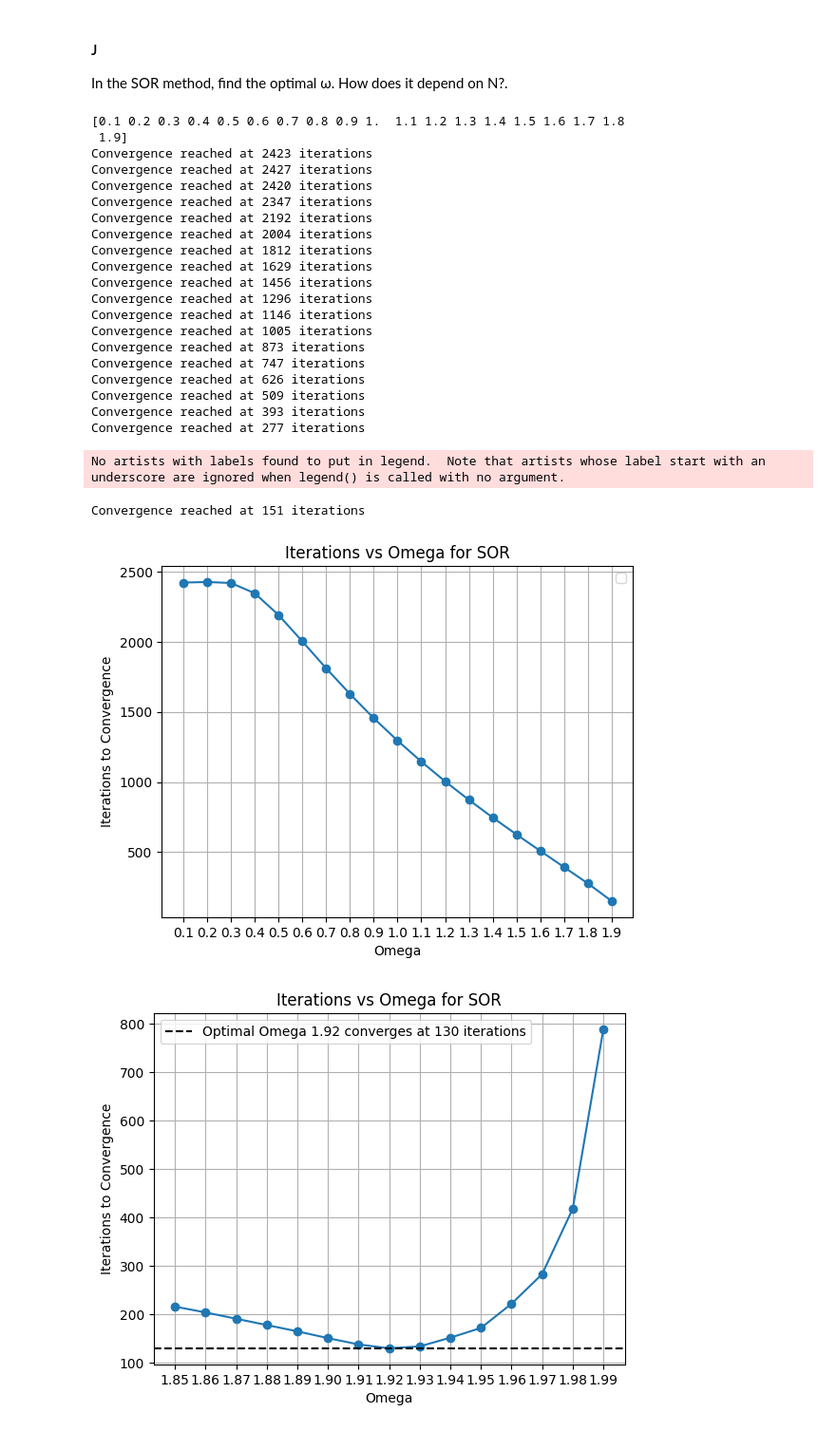
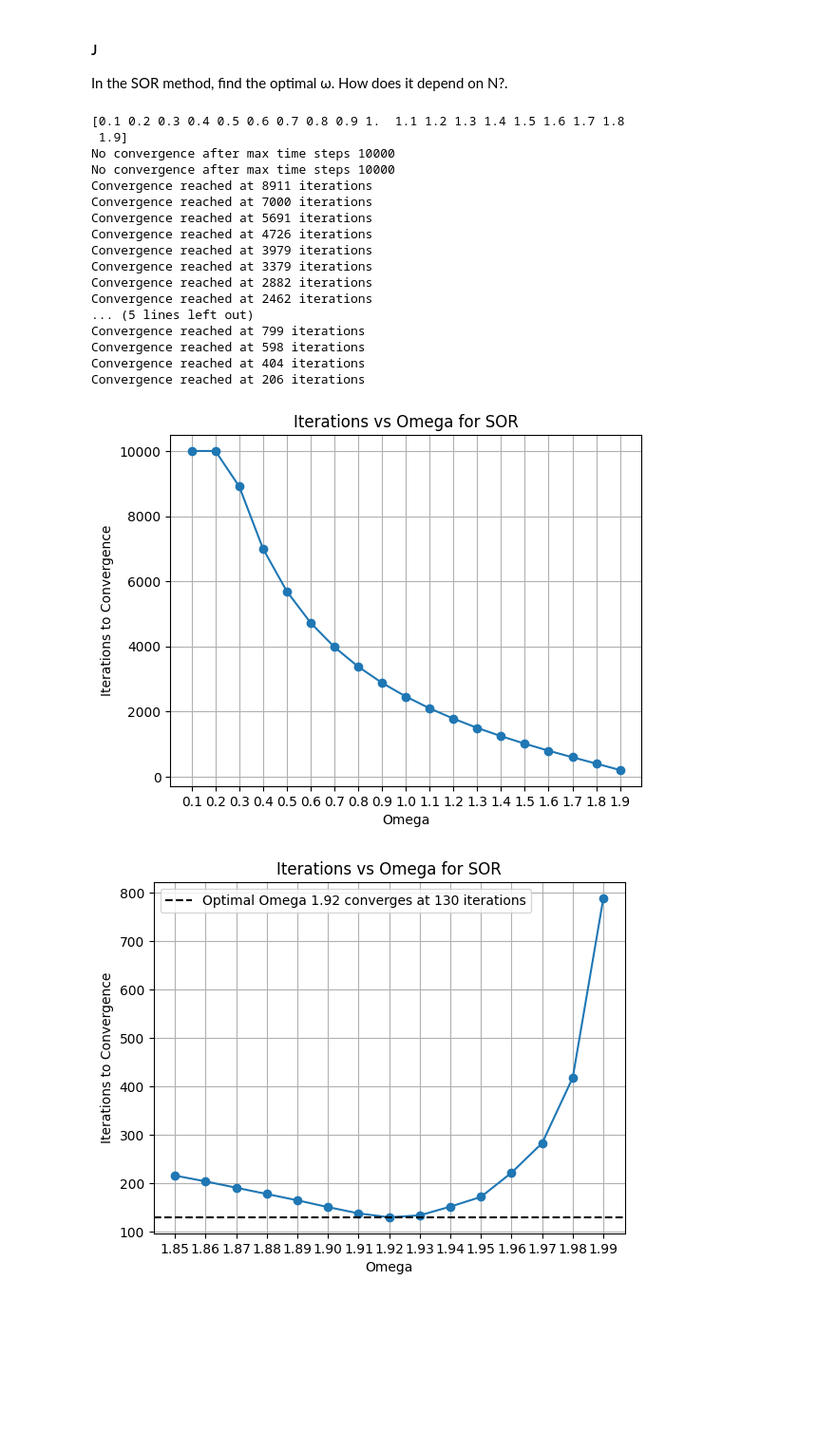
Before and after one commit to shreyaraghavendra/scientific-computing-group2, a Jupyter notebook: set1.ipynb, the cells around one changed output. Shown at 95% size. Drawn from its saved outputs; the diff is of its cells as text; code cells hidden in the pictures; blank space fills up the shorter version.

```diff
--- a/set1.ipynb
+++ b/set1.ipynb
@@ -421,7 +447,7 @@ Convergence reached at 1296 iterations
 # %% [markdown]
 ### 1.6 Successive Over Relaxation
 # %%
-def simulate_2D_diffusion_SOR(x_0, epsilon = 10e-5, omega=1.85):
+def simulate_2D_diffusion_SOR(x_0, epsilon = 1e-5, omega=1.85):
     """
     Simulate the 2D diffusion using the Successive Over Relaxation (SOR) method with a stopping condition.
 
@@ -463,7 +489,7 @@ def simulate_2D_diffusion_SOR(x_0, epsilon = 10e-5, omega=1.85):
 
     return saved_matrices, c, k
 # %%
-sor1, cs1, k = simulate_2D_diffusion_SOR(x_0.T, omega=1.80)
+sor1, cs1, k = simulate_2D_diffusion_SOR(x_0, omega=1.80)
 
 x = np.linspace(0, L, N+1)
 y = np.linspace(0, L, N+1)
@@ -477,10 +503,11 @@ for i, idx in enumerate([0,10,20,27]):
     ax[i].set_ylabel('y')
     ax[i].set_xticks([0, L])
     ax[i].set_yticks([0, L])
+    ax[i].set_title(f'iteration = {idx*10}', fontsize=10)
 
 fig.colorbar(im, ax=ax[-1], fraction=0.046, pad=0.04)
 
-fig.suptitle('Concentration evolution over time for 2D diffusion', fontsize=12)
+fig.suptitle('Concentration at different iterations for SOR Iteration method', fontsize=12)
 plt.tight_layout()
 plt.show()
 # %% [output]
@@ -492,7 +519,7 @@ Implement the Jacobi iteration, the Gauss-Seidel method and SOR. Try N = 50. Tes
 # %%
 N = 50
 x_0 = np.zeros((N+1, N+1), dtype=float)
-x_0[:,-1] = 1
+x_0[-1, :] = 1
 # %%
 y = np.arange(0, L+dx, dx)
 ca = diffusion_2d_analytical(y, 1, D, 2)
@@ -532,23 +559,23 @@ p_values = np.linspace(3, 9, num=6)
 for p in p_values:
     eps = 10**(-p)
 
-    _, cj, jacobi_k = simulate_2D_diffusion_jacobi(x_0.T, epsilon=eps)
+    _, cj, jacobi_k = simulate_2D_diffusion_jacobi(x_0, epsilon=eps)
     jacobi_iters.append(jacobi_k)
     error_jacobi = np.max(np.abs(ca - cj[:, 1]))
     errors_jacobi.append(error_jacobi)
 
-    _, cg, gauss_k = simulate_2D_diffusion_gauss_seidel(x_0.T, epsilon=eps)
+    _, cg, gauss_k = simulate_2D_diffusion_gauss_seidel(x_0, epsilon=eps)
     gauss_iters.append(gauss_k)
     error_gauss = np.max(np.abs(ca - cg[:, 1]))
     errors_gauss.append(error_gauss)
 
-    _, _, sor_k1 = simulate_2D_diffusion_SOR(x_0.T, omega=1.80, epsilon=eps)
+    _, _, sor_k1 = simulate_2D_diffusion_SOR(x_0, omega=1.80, epsilon=eps)
     sor_iters_80.append(sor_k1)
 
-    _, _, sor_k2 = simulate_2D_diffusion_SOR(x_0.T, omega=1.85, epsilon=eps)
+    _, _, sor_k2 = simulate_2D_diffusion_SOR(x_0, omega=1.85, epsilon=eps)
     sor_iters_85.append(sor_k2)
 
-    _, cs, sor_k3 = simulate_2D_diffusion_SOR(x_0.T, omega=1.90, epsilon=eps)
+    _, cs, sor_k3 = simulate_2D_diffusion_SOR(x_0, omega=1.90, epsilon=eps)
     sor_iters_90.append(sor_k3)
     error_sor_90 = np.max(np.abs(ca - cs[:, 1]))
     errors_sor_90.append(error_sor_90)
@@ -634,44 +662,39 @@ In the SOR method, find the optimal ω. How does it depend on N?.
 # %%
 sor_k = []
 omegas = np.arange(0.1,2,0.1)
 print(omegas)
 
 for o in omegas:
-    _, _, k = simulate_2D_diffusion_SOR(x_0.T, omega=o)
+    _, _, k = simulate_2D_diffusion_SOR(x_0, omega=o)
     sor_k.append(k)
 
 plt.figure()
 plt.plot(omegas, sor_k, marker = 'o')
 plt.xlabel('Omega')
 plt.xticks(omegas)
 plt.ylabel('Iterations to Convergence')
 plt.title('Iterations vs Omega for SOR')
 plt.grid(True)
 plt.show()
 # %% [output]
 [0.1 0.2 0.3 0.4 0.5 0.6 0.7 0.8 0.9 1.  1.1 1.2 1.3 1.4 1.5 1.6 1.7 1.8
  1.9]
-Convergence reached at 2423 iterations
-Convergence reached at 2427 iterations
-Convergence reached at 2420 iterations
-Convergence reached at 2347 iterations
-Convergence reached at 2192 iterations
-Convergence reached at 2004 iterations
-Convergence reached at 1812 iterations
-Convergence reached at 1629 iterations
-Convergence reached at 1456 iterations
-Convergence reached at 1296 iterations
-Convergence reached at 1146 iterations
-Convergence reached at 1005 iterations
-Convergence reached at 873 iterations
-Convergence reached at 747 iterations
-Convergence reached at 626 iterations
-Convergence reached at 509 iterations
-Convergence reached at 393 iterations
-Convergence reached at 277 iterations
+No convergence after max time steps 10000
+No convergence after max time steps 10000
+Convergence reached at 8911 iterations
+Convergence reached at 7000 iterations
+Convergence reached at 5691 iterations
+Convergence reached at 4726 iterations
+Convergence reached at 3979 iterations
+Convergence reached at 3379 iterations
+Convergence reached at 2882 iterations
+Convergence reached at 2462 iterations
+... (5 lines left out)
+Convergence reached at 799 iterations
+Convergence reached at 598 iterations
+Convergence reached at 404 iterations
+Convergence reached at 206 iterations
-No artists with labels found to put in legend.  Note that artists whose label start with an underscore are ignored when legend() is called with no argument.
-Convergence reached at 151 iterations
-[figure, old version]
+[figure, new version]
 # %%
 sor_k = []
 omegas = np.arange(1.85,2.0,0.01)
```
Also changed, not shown: parts of 22 cells of this notebook.
